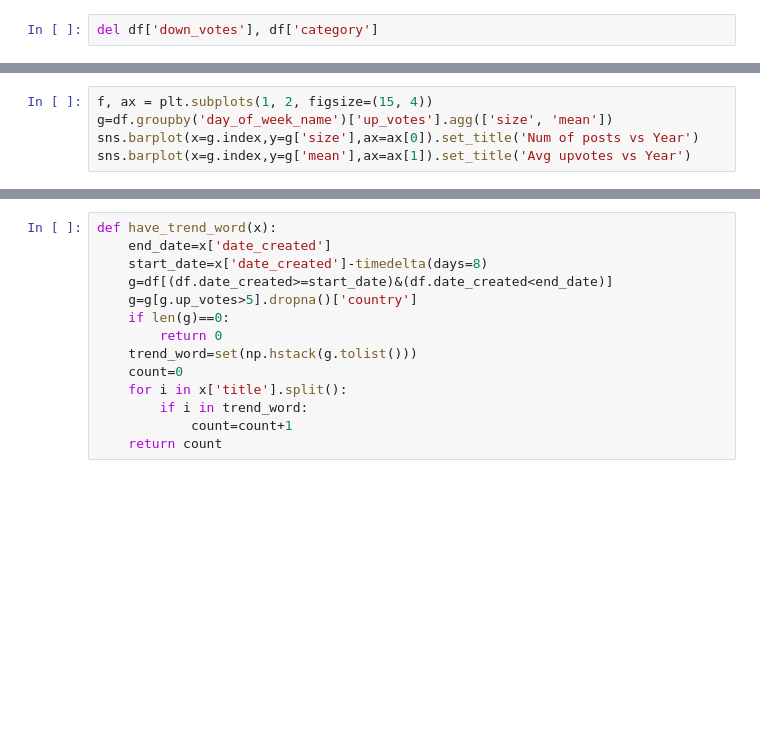
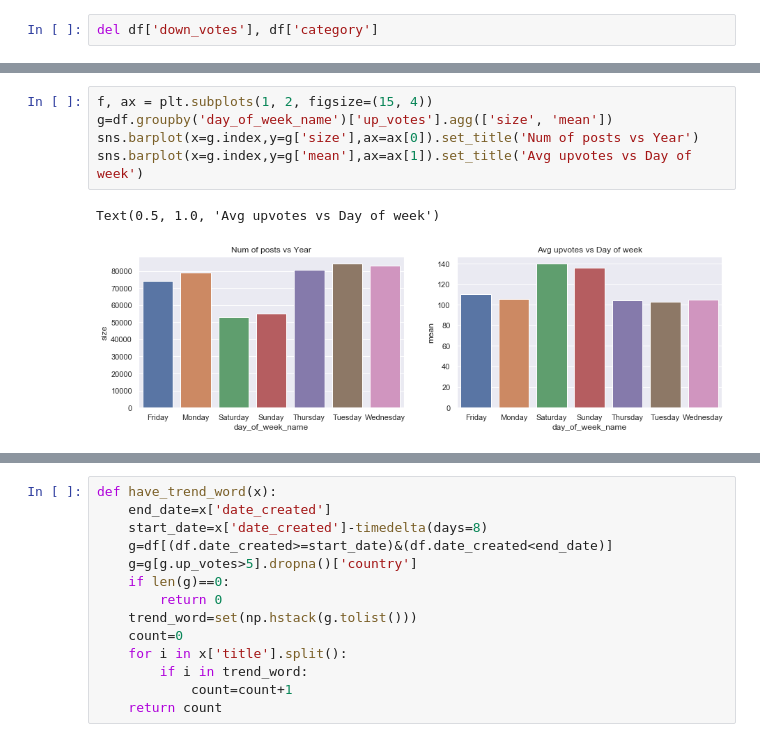
Before and after one commit to msps9341012/DS-Challenge, a Jupyter notebook: Result.ipynb, the cells around one changed output, grey strips where cells are left out. Saved outputs shown, nothing was run; the diff lists cells and outputs as text; blank space fills up the shorter version.

```diff
--- a/Result.ipynb
+++ b/Result.ipynb
@@ -84,8 +123,11 @@ sns.barplot(x=g.index,y=g['mean'],ax=ax[1]).set_title('Avg upvotes vs Year')
 # %%
 f, ax = plt.subplots(1, 2, figsize=(15, 4))
 g=df.groupby('day_of_week_name')['up_votes'].agg(['size', 'mean'])
 sns.barplot(x=g.index,y=g['size'],ax=ax[0]).set_title('Num of posts vs Year')
-sns.barplot(x=g.index,y=g['mean'],ax=ax[1]).set_title('Avg upvotes vs Year')
+sns.barplot(x=g.index,y=g['mean'],ax=ax[1]).set_title('Avg upvotes vs Day of week')
+# %% [output]
+Text(0.5, 1.0, 'Avg upvotes vs Day of week')
+[figure, added]
 # %%
 f, ax = plt.subplots(1, 2, figsize=(15, 4))
 g=df.groupby('day_time_hour')['up_votes'].agg(['size', 'mean'])
```
Also changed, not shown: parts of 129 cells of this notebook, 1 other file.
